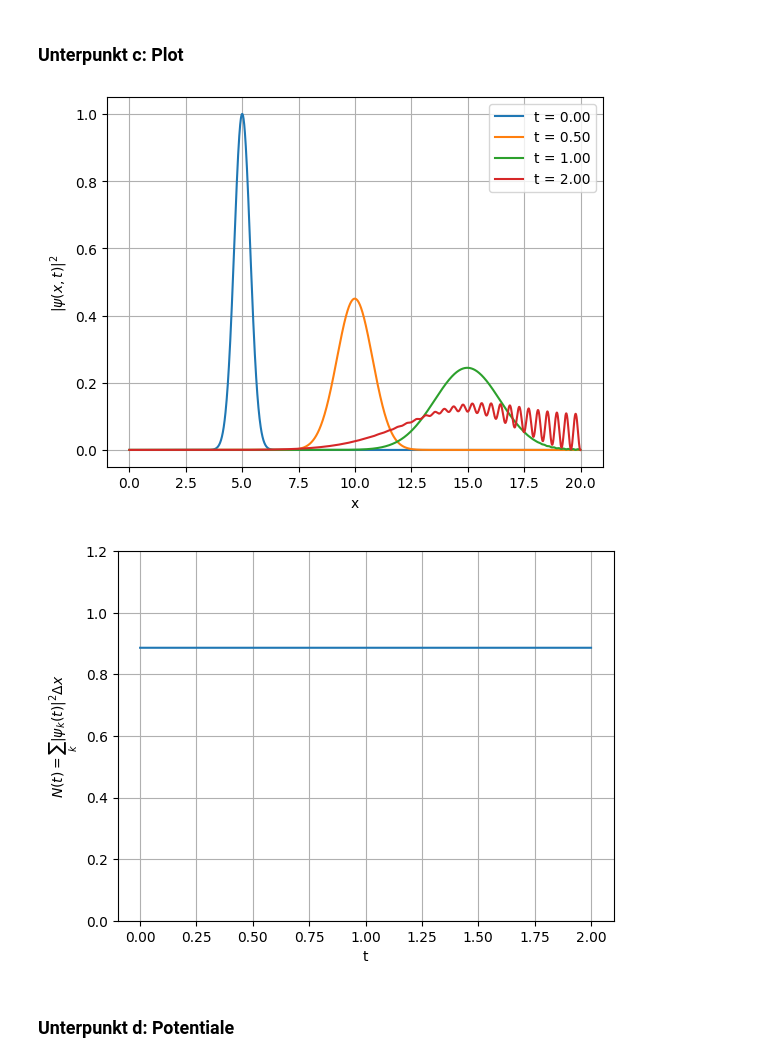
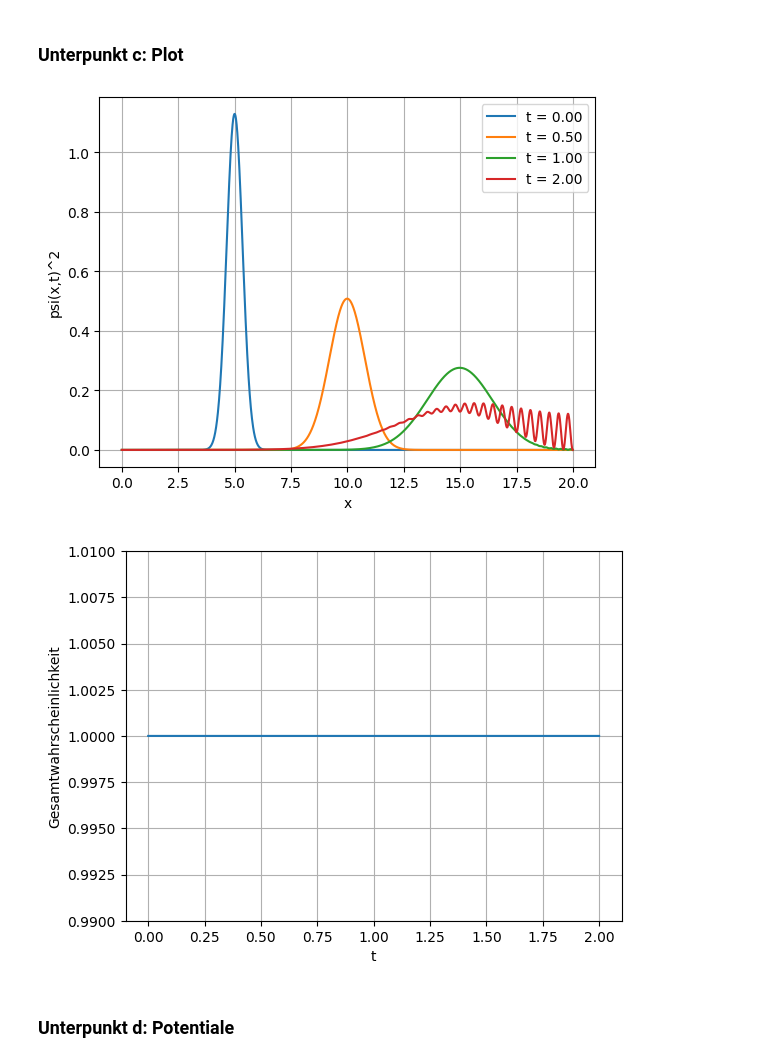
Before and after one commit to OverAmpJinx/CompPhyWS25, a Jupyter notebook: Assignment3/a33CrankNicolson.ipynb, the cells around one changed output. Cells and saved outputs as stored; diff of their text form; code cells hidden in the pictures.

```diff
--- a/Assignment3/a33CrankNicolson.ipynb
+++ b/Assignment3/a33CrankNicolson.ipynb
@@ -47,7 +47,6 @@ def schroedinger_cn(Nx, dx, Nt, dt, psi0, V):
 # %% [markdown]
 ### Unterpunkt b: Gauss Packet
 # %%
-import numpy as np
 
 def gauss_packet(Nx, dx, sigma, x0, q):
 
@@ -55,6 +54,7 @@ def gauss_packet(Nx, dx, sigma, x0, q):
     psi0 = np.exp(-((x - x0)**2) / (2*sigma**2)) * np.exp(1j * q * x)
     psi0[0] = 0
     psi0[-1] = 0
+    psi0 /= np.sqrt(np.sum(np.abs(psi0)**2) * dx) # Normierung sonst is propability nicht conserved
     return psi0
 
 
@@ -77,35 +77,35 @@ psi = schroedinger_cn(Nx, dx, Nt, dt, psi0, V)
 # %%
 
 # Raum- und Zeitgitter
 x = np.arange(Nx) * dx
 t = np.arange(Nt+1) * dt
 
 # Wahrscheinlichkeitsdichte
 rho = np.abs(psi)**2
 
-# -------- Plot 1: |psi(x,t)|^2 für ausgewählte Zeiten --------
+#Plot 1: |psi(x,t)|^2 für vier Snapshots
 plt.figure()
-for n in [0, Nt//4, Nt//2, Nt]:
+for n in [0, Nt//4, Nt//2, Nt]: #Snapshots t=0, t=0.5, t=1.0, t=2.0
     plt.plot(x, rho[n], label=f"t = {t[n]:.2f}")
 plt.xlabel("x")
-plt.ylabel(r"$|\psi(x,t)|^2$")
+plt.ylabel("psi(x,t)^2")
 plt.legend()
 plt.grid(True)
 plt.show()
 
-# -------- Plot 2: Normerhaltung --------
+#Plot 2: Gesamtwahrscheinlichkeit
 norm = np.sum(rho, axis=1) * dx
 
 plt.figure()
 plt.plot(t, norm)
 plt.xlabel("t")
-plt.ylabel(r"$N(t)=\sum_k |\psi_k(t)|^2 \Delta x$")
-plt.ylim(0.0, 1.2)   # oder 0.8..1.0, je nachdem wie groß N(0) ist
+plt.ylabel("Gesamtwahrscheinlichkeit")
+plt.ylim(0.99, 1.01)
 plt.grid(True)
 plt.show()
 # %% [output]
-[figure, old version]
+[figure, new version]
-[figure, old version]
+[figure, new version]
 # %% [markdown]
 ### Unterpunkt d: Potentiale
 # %%
```
Also changed, not shown: parts of 1 cell of this notebook.
